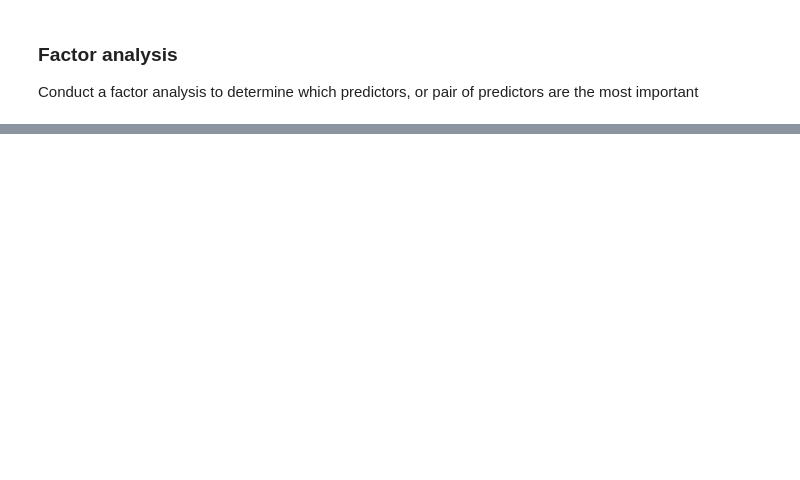
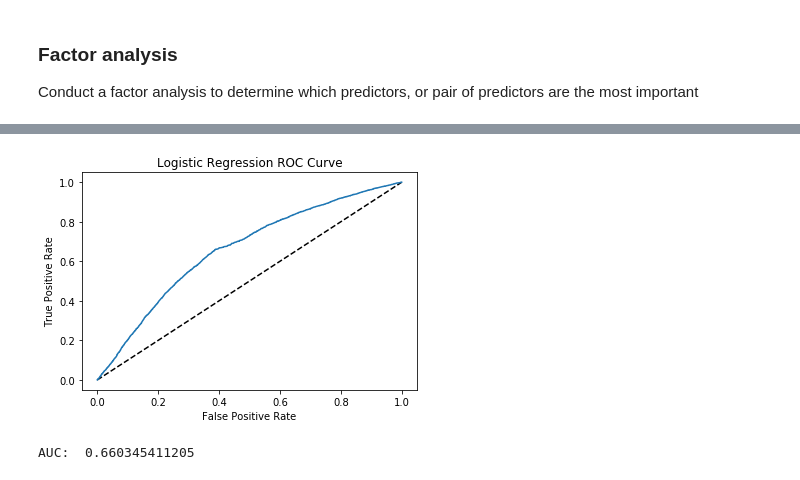
Before and after one commit to marwanmaalouf/EECE633_Project, a Jupyter notebook: EECE633_Python.ipynb, the cells around one changed output, grey strips where cells are left out. Drawn from its saved outputs; the diff is of its cells as text; code cells hidden in the pictures; blank space fills up the shorter version.

```diff
--- a/EECE633_Python.ipynb
+++ b/EECE633_Python.ipynb
@@ -250,0 +320,10 @@ def factorAnalysis(data, columns, target, factor):
+# %%
+def rocPlot(modelName, y_test, y_pred_prob):
+    fpr, tpr, thresholds = roc_curve(y_test, y_pred_prob)
+    plt.plot([0, 1], [0, 1], 'k--')
+    plt.plot(fpr, tpr, label=modelName)
+    plt.xlabel('False Positive Rate')
+    plt.ylabel('True Positive Rate')
+    plt.title(modelName + ' ROC Curve')
+    plt.show();
+    print('AUC: ', roc_auc_score(y_test, y_pred_prob))
@@ -250,0 +415,11 @@ def factorAnalysis(data, columns, target, factor):
+# %%
+from sklearn.linear_model import LogisticRegression
+
+logreg = LogisticRegression()
+
+logreg.fit(X_train, y_train)
+y_pred_prob = logreg.predict_proba(X_test)[:,1]
+rocPlot('Logistic Regression', y_test, y_pred_prob)
+# %% [output]
+[figure, added]
+AUC:  0.660345411205
```
Also changed, not shown: parts of 17 cells of this notebook.
